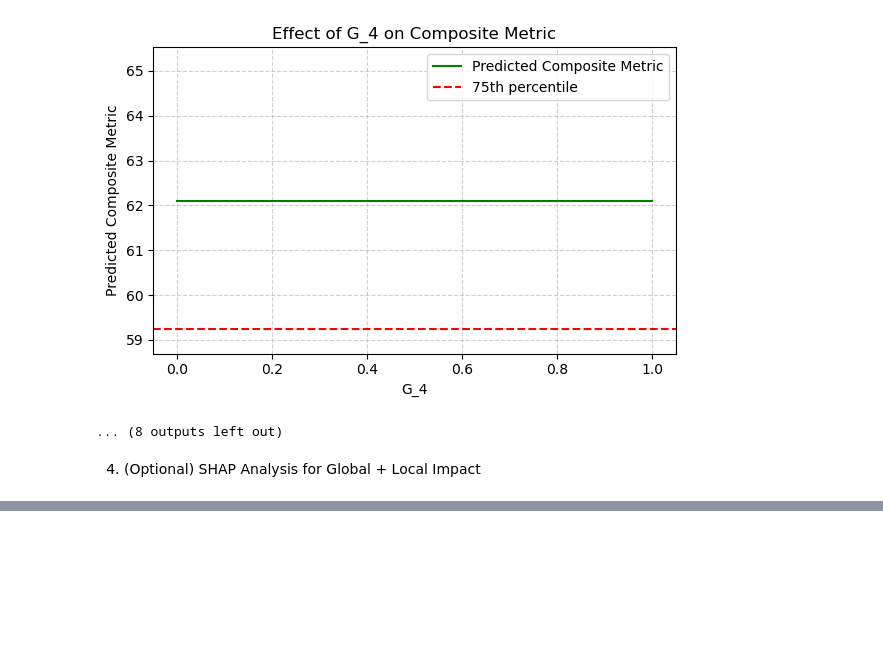
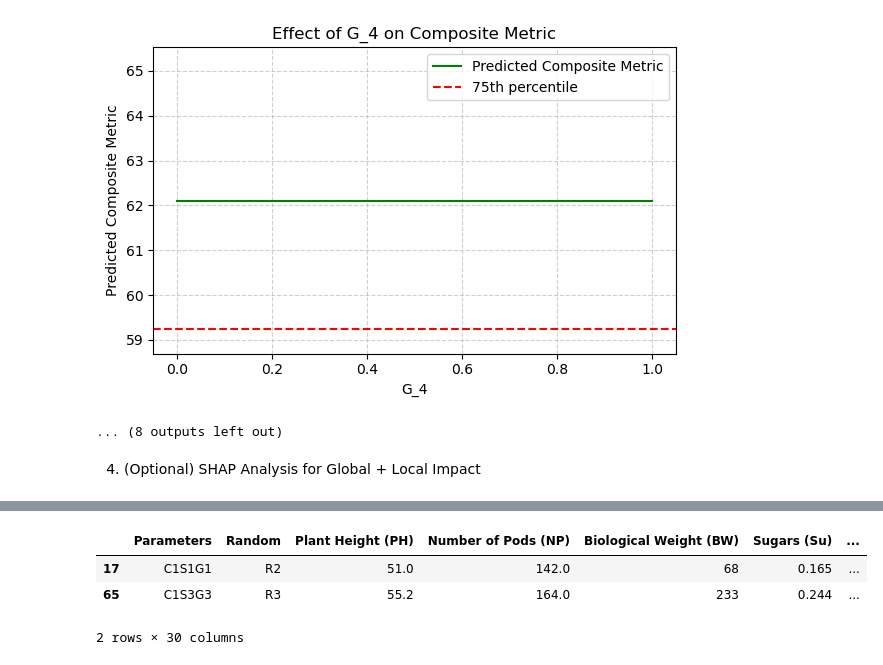
Before and after one commit to SP-2112/Advanced_Soybean_Agricultural_Dataset_Analysis_CS209_TermProject, a Jupyter notebook: Code_Notebooks/Optimal Conditions/10_Best_Parameters.ipynb, the cells around one changed output, grey strips where cells are left out. Cells and saved outputs as stored; diff of their text form; code cells hidden in the pictures; blank space fills up the shorter version.

```diff
--- a/Code_Notebooks/Optimal Conditions/10_Best_Parameters.ipynb
+++ b/Code_Notebooks/Optimal Conditions/10_Best_Parameters.ipynb
@@ -532,0 +647,7 @@ joblib.dump(scaler, "minmax_scaler_wyua_ppe.pkl")
+# %%
+df_full[df_full['Composite_Yield_Metric']>=80]
+# %% [output]
+|  | Parameters | Random | Plant Height (PH) | Number of Pods (NP) | Biological Weight (BW) | Sugars (Su) | ... |
+| 17 | C1S1G1 | R2 | 51.0 | 142.0 | 68 | 0.165 | ... |
+| 65 | C1S3G3 | R3 | 55.2 | 164.0 | 233 | 0.244 | ... |
+2 rows × 30 columns
```
Also changed, not shown: parts of 14 cells of this notebook, 9 other files.
